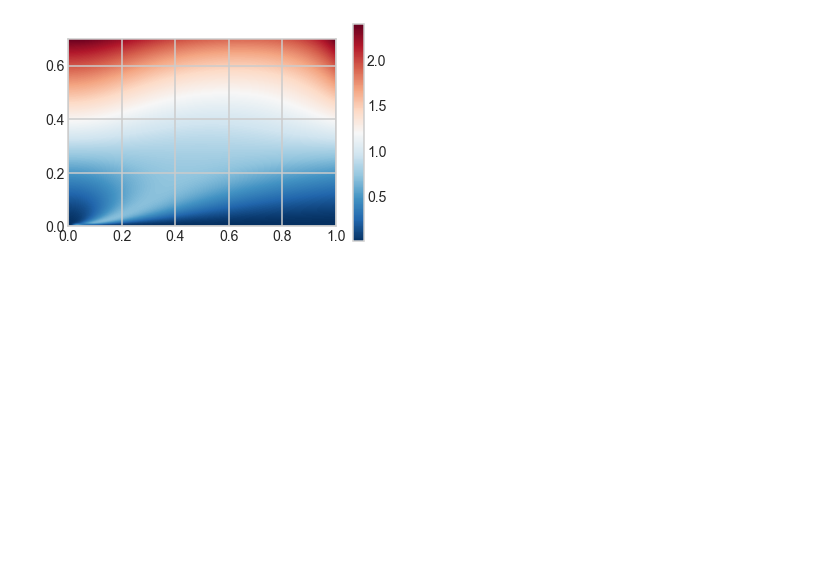
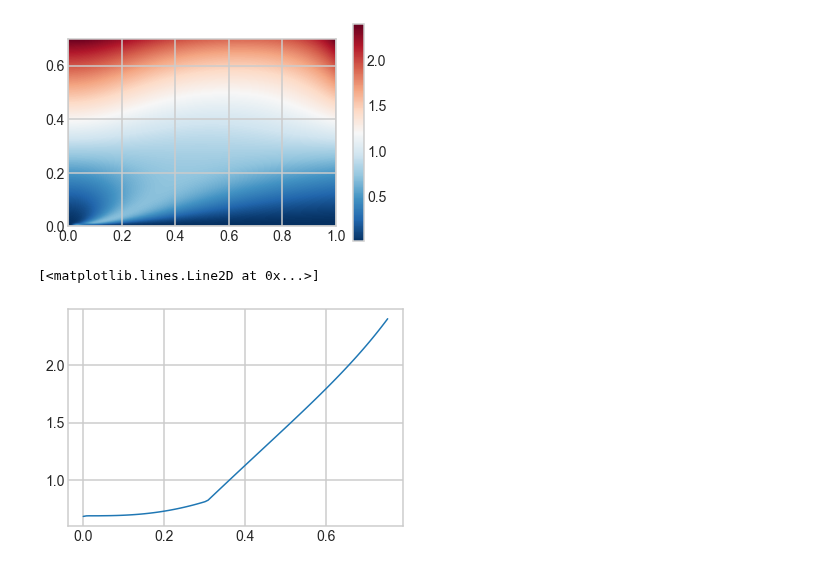
Before and after one commit to lffan/quantum_illumination, a Jupyter notebook: ipynbs/Experiment_4_Symmetrical_PCS_Attributes.ipynb, the cells around one changed output. Saved outputs shown, nothing was run; the diff lists cells and outputs as text; code cells hidden in the pictures; blank space fills up the shorter version.

```diff
--- a/ipynbs/Experiment_4_Symmetrical_PCS_Attributes.ipynb
+++ b/ipynbs/Experiment_4_Symmetrical_PCS_Attributes.ipynb
@@ -59,3 +68,17 @@ plt.colorbar()
 # %% [output]
 <matplotlib.colorbar.Colorbar at 0x...>
 [figure]
+# %%
+table = pd.pivot_table(df, values='VN_Entropy', index=['ra'], columns=['lambda'])
+# %%
+list_lmd, list_ra, list_etgl = [], [], []
+for lmd in table.columns.values:
+    col = table[lmd]
+    list_lmd.append(lmd)
+    list_ra.append(col.idxmax())
+    list_etgl.append(col.max())
+# %%
+plt.plot(list_lmd, list_etgl)
+# %% [output]
+[<matplotlib.lines.Line2D at 0x...>]
+[figure, added]
```
Also changed, not shown: parts of 7 cells of this notebook, 6 other files.
